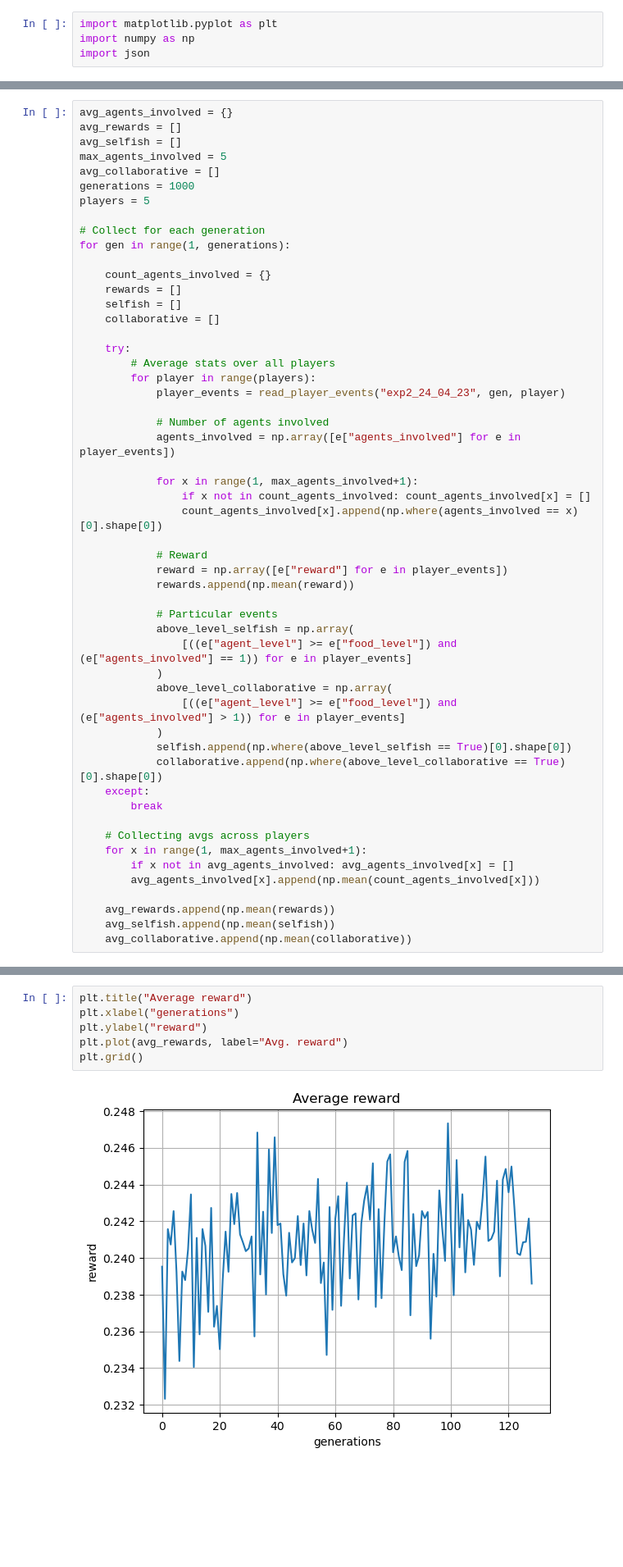
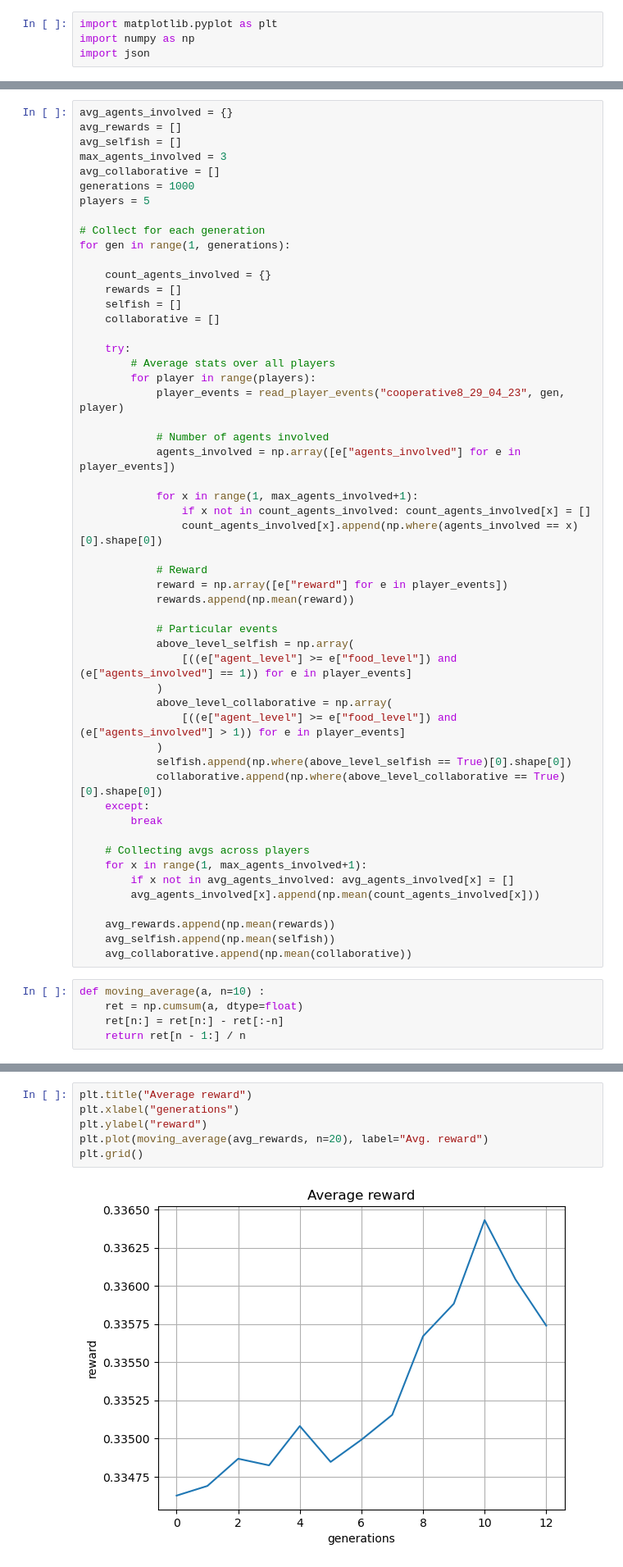
Before and after one commit to halixness/evolutionary-social-dilemma-games, a Jupyter notebook: stats.ipynb, the cells around one changed output, grey strips where cells are left out. Shown at 82% size. Drawn from its saved outputs; the diff is of its cells as text; blank space fills up the shorter version.

```diff
--- a/stats.ipynb
+++ b/stats.ipynb
@@ -19,7 +19,7 @@ def read_player_events(experiment, generation, player):
 avg_agents_involved = {}
 avg_rewards = []
 avg_selfish = []
-max_agents_involved = 5
+max_agents_involved = 3
 avg_collaborative = []
 generations = 1000
 players = 5
@@ -35,7 +35,7 @@ for gen in range(1, generations):
     try:
         # Average stats over all players
         for player in range(players):
-            player_events = read_player_events("exp2_24_04_23", gen, player)
+            player_events = read_player_events("cooperative8_29_04_23", gen, player)
 
             # Number of agents involved
             agents_involved = np.array([e["agents_involved"] for e in player_events])
@@ -68,6 +68,11 @@ for gen in range(1, generations):
     avg_rewards.append(np.mean(rewards))
     avg_selfish.append(np.mean(selfish))
     avg_collaborative.append(np.mean(collaborative))
+# %%
+def moving_average(a, n=10) :
+    ret = np.cumsum(a, dtype=float)
+    ret[n:] = ret[n:] - ret[:-n]
+    return ret[n - 1:] / n
 # %%
 plt.title("Number of agents involved in collecting apples")
 plt.xlabel("generations")
@@ -83,8 +89,8 @@ plt.grid()
 # %%
 plt.title("Average reward")
 plt.xlabel("generations")
 plt.ylabel("reward")
-plt.plot(avg_rewards, label="Avg. reward")
+plt.plot(moving_average(avg_rewards, n=20), label="Avg. reward")
 plt.grid()
 # %% [output]
-[figure, old version]
+[figure, new version]
```
Also changed, not shown: parts of 2 cells of this notebook, 6 other files.
